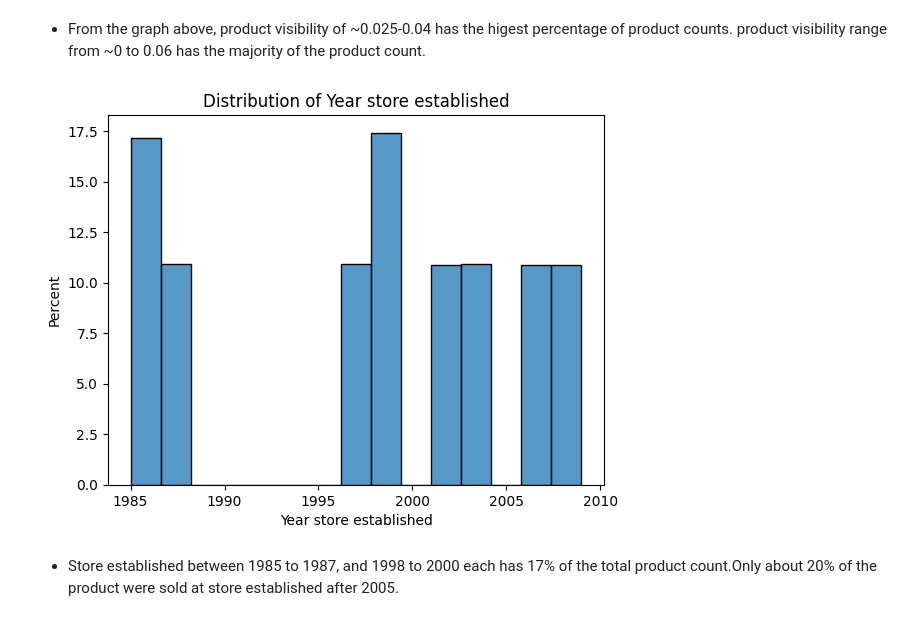
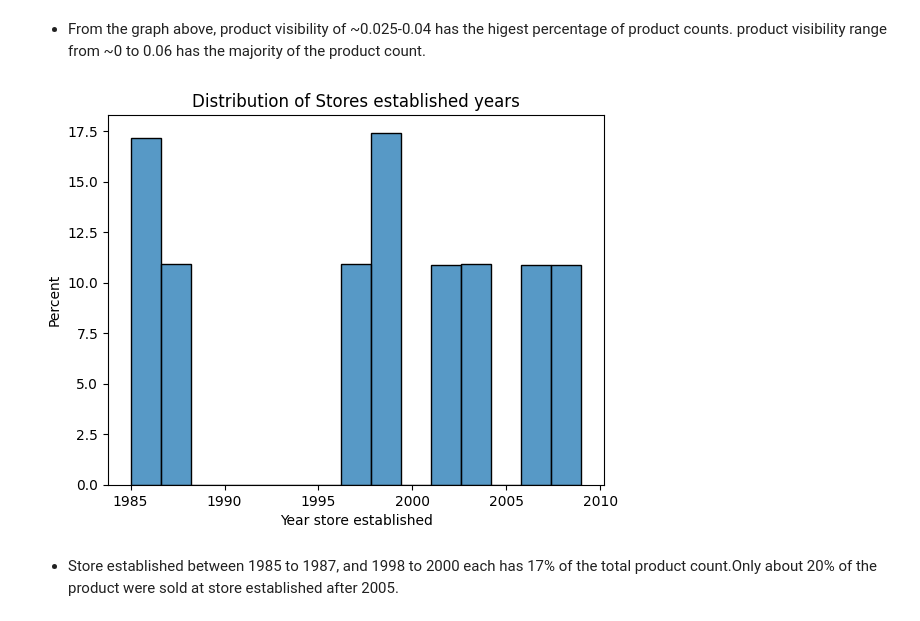
Before and after one commit to Qisam0322/Prediction-of-Product-Sales, a Jupyter notebook: Prediction_of_Product_Sales_EDA.ipynb, the cells around one changed output. Drawn from its saved outputs; the diff is of its cells as text; code cells hidden in the pictures.

```diff
--- a/Prediction_of_Product_Sales_EDA.ipynb
+++ b/Prediction_of_Product_Sales_EDA.ipynb
@@ -377,9 +379,9 @@ ax.set_ylabel('Percent(%)');
 - From the graph above, product visibility of ~0.025-0.04 has the higest percentage of product counts. product visibility range from ~0 to 0.06 has the majority of the product count.
 # %%
 ax=sns.histplot(data=df,x='Year store established',bins='auto',stat='percent')
-ax.set_title('Distribution of Year store established');
+ax.set_title('Distribution of Stores established years');
 # %% [output]
-[figure, old version]
+[figure, new version]
 # %% [markdown]
 - Store established between 1985 to 1987, and 1998 to 2000 each has 17% of the total product count.Only about 20% of the product were sold at store established after 2005.
 # %% [markdown]
```
Also changed, not shown: parts of 17 cells of this notebook.
